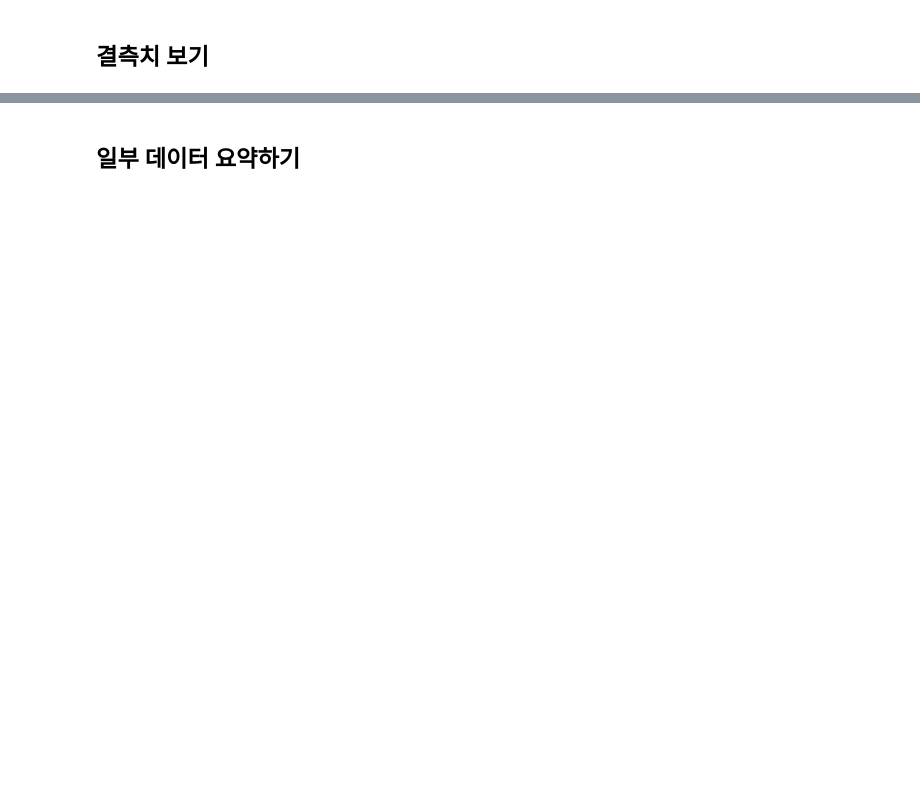
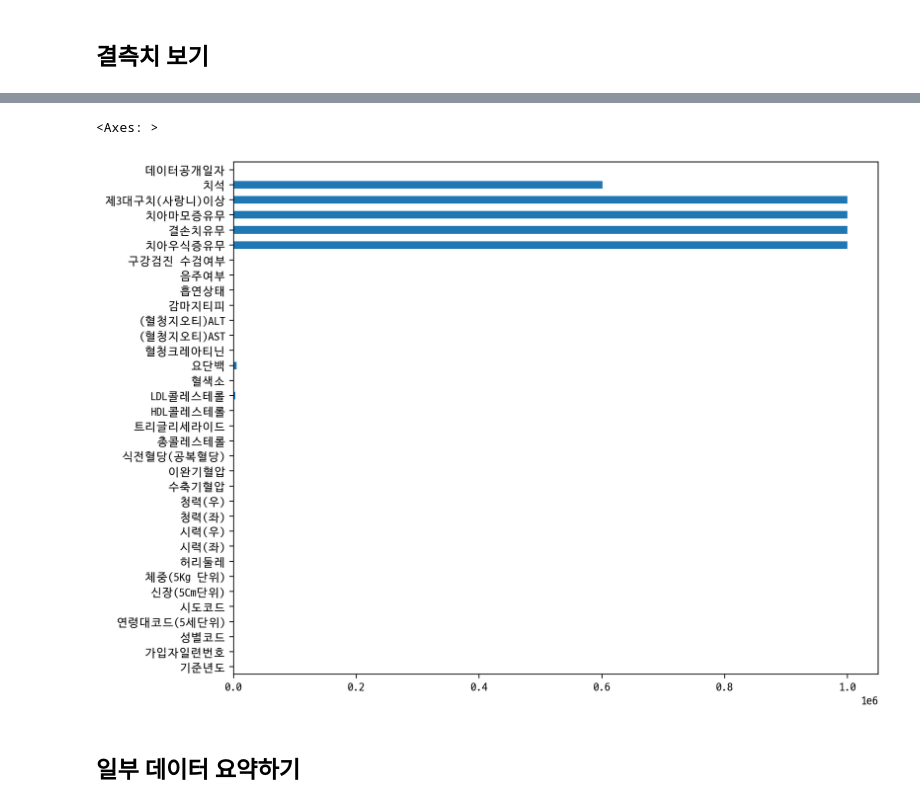
Before and after one commit to corazzon/boostcourse-ds-510, a Jupyter notebook: health_analysis-input.ipynb, the cells around one changed output, grey strips where cells are left out. Drawn from its saved outputs; the diff is of its cells as text; code cells hidden in the pictures; blank space fills up the shorter version.

```diff
--- a/health_analysis-input.ipynb
+++ b/health_analysis-input.ipynb
@@ -32,13 +36,23 @@
 # %%
 # 한글폰트를 설정해 주지 않으면 그래프 상에서 한글이 깨져보입니다.
 # 한글이 출력될 수 있도록 폰트 설정을 해줍니다.
-import matplotlib.pyplot as plt
+# import matplotlib.pyplot as plt
 # 운영체제별 설정을 위해 로드 합니다.
-import os
+def get_font_name() -> str:
+    import platform
 
+    system_name = platform.system()
+    if system_name == "Windows":
+        font_family = "D2Coding"
+    else:
+        font_family = "AppleGothic"
+
+    return font_family
 # 윈도우, 맥 외의 OS는 별도로 설정해 주세요.
+plt.rc("font", family=get_font_name())
 
 # 마이너스 폰트 깨지는 문제에 대한 대처
+plt.rc("axes", unicode_minus=False)
 # %%
 # 레티나 설정을 해주면 글씨가 좀 더 선명하게 보입니다.
 # 폰트의 주변이 흐릿하게 보이는 것을 방지합니다.
@@ -55,3 +69,7 @@ import os
 # %%
 # 다운로드 받은 파일을 판다스의 read_csv 를 통해 읽어옵니다.
 # 파일을 읽어온 후 shape 로 행과 열의 수를 출력합니다.
+from glob import glob
+
+file_name = glob("./data/store/*_*_*_*.csv")[0]
+file_name
@@ -57,0 +78,3 @@ import os
+# %%
+df = pd.read_csv(file_name, encoding="cp949")
+df.shape
@@ -76,5 +223,9 @@ import os
 # %%
 # 판다스에 내장 된 plot을 통해 시각화를 합니다.
+df.isna().sum().plot.barh(figsize=(10, 8))
+# %% [output]
+<Axes: >
+[figure, added]
 # %% [markdown]
 ## 일부 데이터 요약하기
 # %%
```
Also changed, not shown: parts of 23 cells of this notebook.
